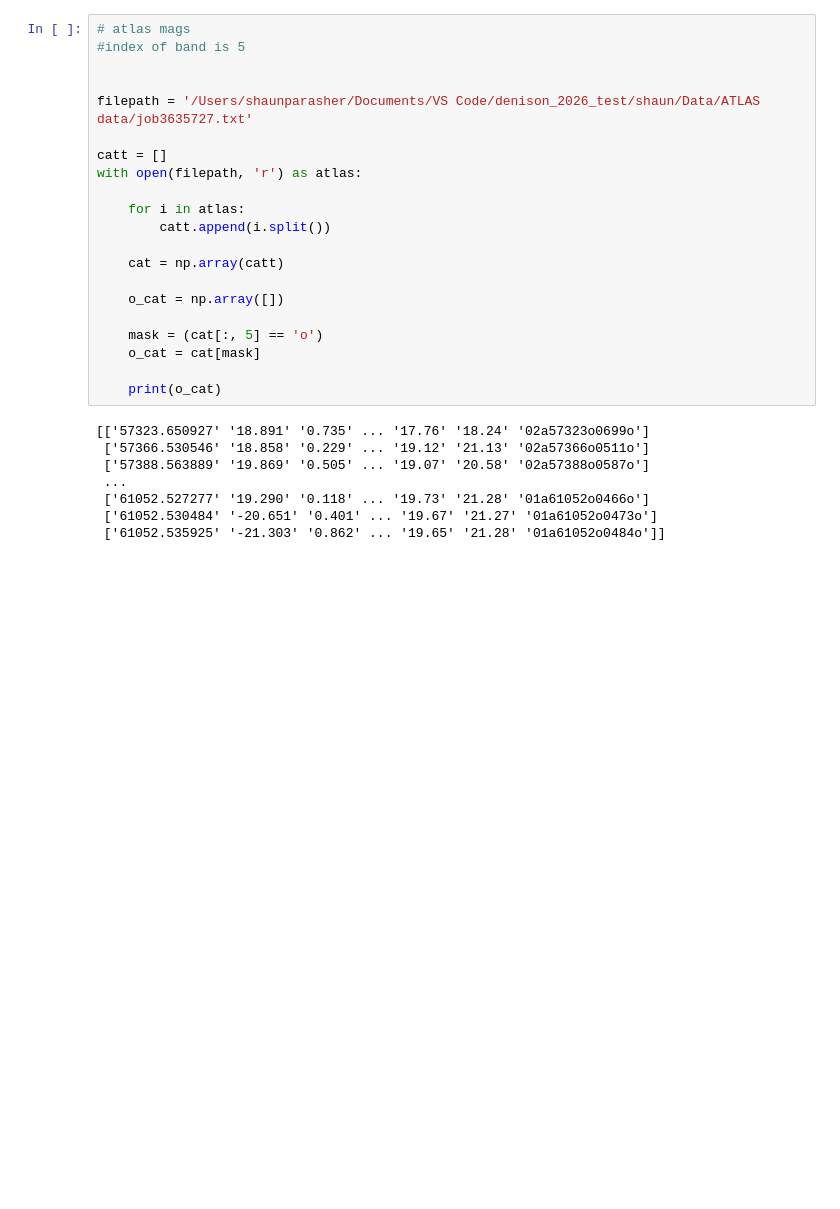
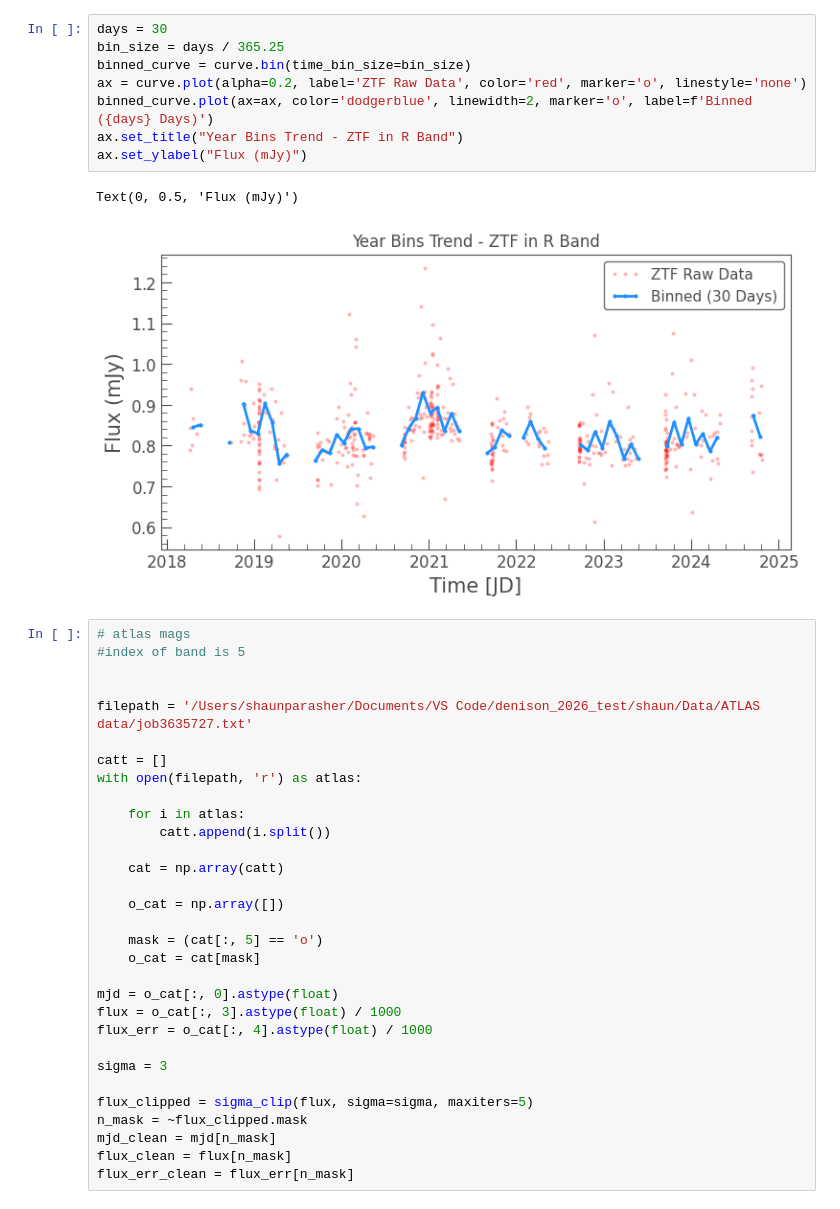
Before and after one commit to things-0/denison_2026, a Jupyter notebook: shaun/Code/Shaun Stuff/ztf+atlas.ipynb, the cells around one changed output. Drawn from its saved outputs; the diff is of its cells as text; blank space fills up the shorter version.

```diff
--- a/shaun/Code/Shaun Stuff/ztf+atlas.ipynb
+++ b/shaun/Code/Shaun Stuff/ztf+atlas.ipynb
@@ -31,3 +32,14 @@ colours = ztf_data['filtercode']
+# %%
+days = 30
+bin_size = days / 365.25
+binned_curve = curve.bin(time_bin_size=bin_size)
+ax = curve.plot(alpha=0.2, label='ZTF Raw Data', color='red', marker='o', linestyle='none')
+binned_curve.plot(ax=ax, color='dodgerblue', linewidth=2, marker='o', label=f'Binned ({days} Days)')
+ax.set_title("Year Bins Trend - ZTF in R Band")
+ax.set_ylabel("Flux (mJy)")
+# %% [output]
+Text(0, 0.5, 'Flux (mJy)')
+[figure, added]
 # %%
 # atlas mags
 #index of band is 5
@@ -48,13 +60,15 @@ with open(filepath, 'r') as atlas:
     mask = (cat[:, 5] == 'o')
     o_cat = cat[mask]
 
-    print(o_cat)
+mjd = o_cat[:, 0].astype(float)
+flux = o_cat[:, 3].astype(float) / 1000
+flux_err = o_cat[:, 4].astype(float) / 1000
+
+sigma = 3
+
+flux_clipped = sigma_clip(flux, sigma=sigma, maxiters=5)
+n_mask = ~flux_clipped.mask
+mjd_clean = mjd[n_mask]
+flux_clean = flux[n_mask]
+flux_err_clean = flux_err[n_mask]
-# %% [output]
-[['57323.650927' '18.891' '0.735' ... '17.76' '18.24' '02a57323o0699o']
- ['57366.530546' '18.858' '0.229' ... '19.12' '21.13' '02a57366o0511o']
- ['57388.563889' '19.869' '0.505' ... '19.07' '20.58' '02a57388o0587o']
- ...
- ['61052.527277' '19.290' '0.118' ... '19.73' '21.28' '01a61052o0466o']
- ['61052.530484' '-20.651' '0.401' ... '19.67' '21.27' '01a61052o0473o']
- ['61052.535925' '-21.303' '0.862' ... '19.65' '21.28' '01a61052o0484o']]
 # %%
```
Also changed, not shown: parts of 5 cells of this notebook, 2 other files.
